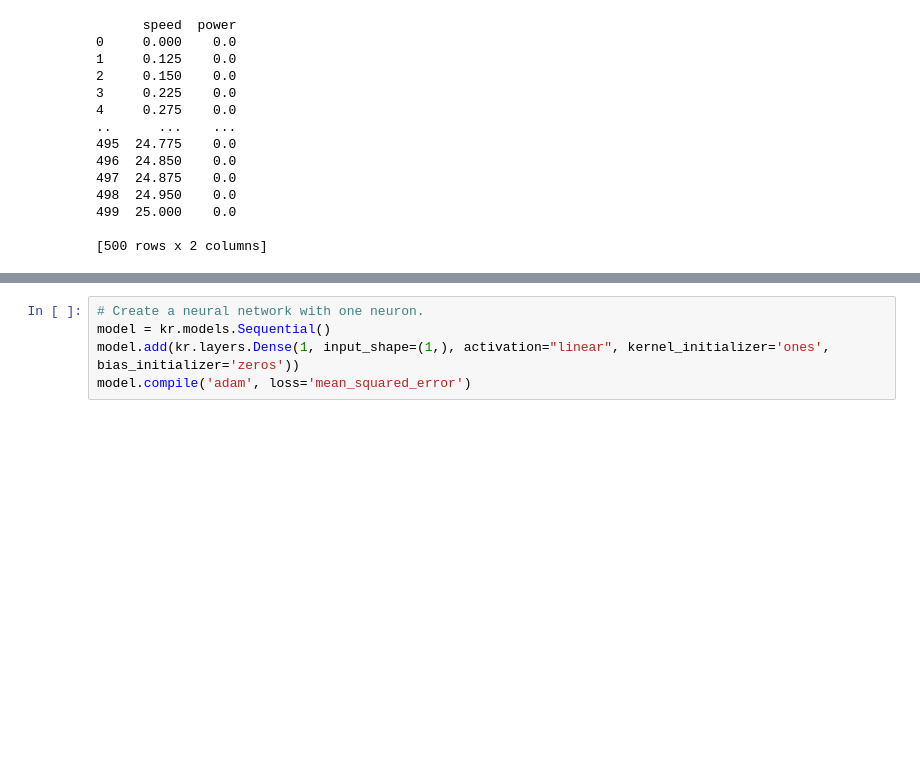
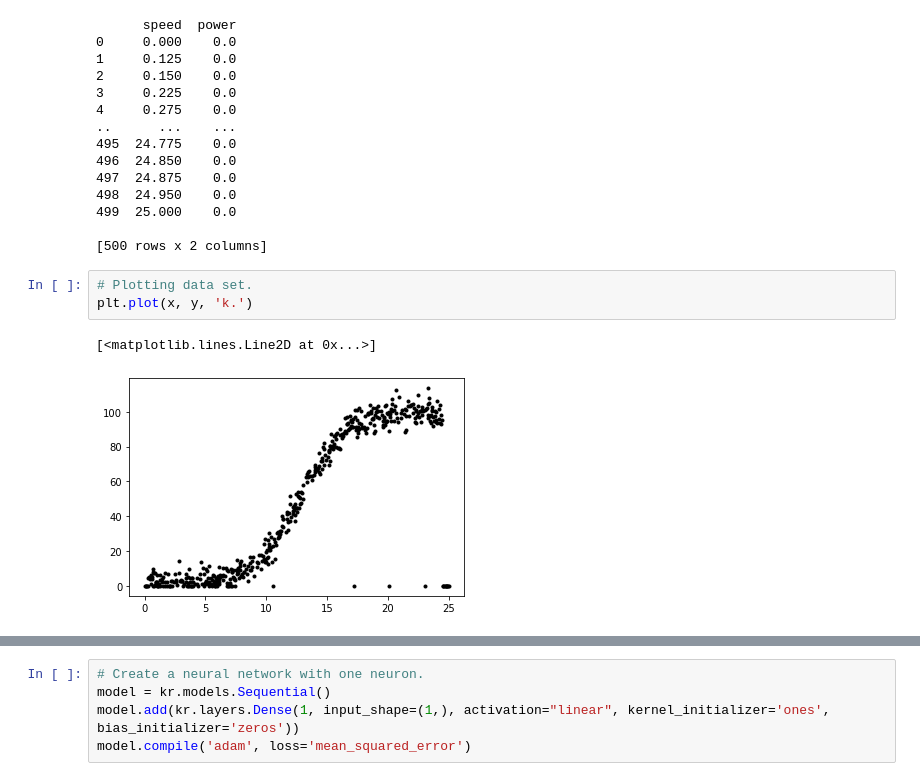
Before and after one commit to colinroche/Emerging-Tech-Project2020, a Jupyter notebook: train-model.ipynb, the cells around one changed output, grey strips where cells are left out. Cells and saved outputs as stored; diff of their text form; blank space fills up the shorter version.

Commit message:
plotting data set

```diff
--- a/train-model.ipynb
+++ b/train-model.ipynb
@@ -44,3 +44,9 @@ print(df)
 499  25.000    0.0
 
 [500 rows x 2 columns]
+# %%
+# Plotting data set.
+plt.plot(x, y, 'k.')
+# %% [output]
+[<matplotlib.lines.Line2D at 0x...>]
+[figure, added]
```
Also changed, not shown: parts of 2 cells of this notebook.
